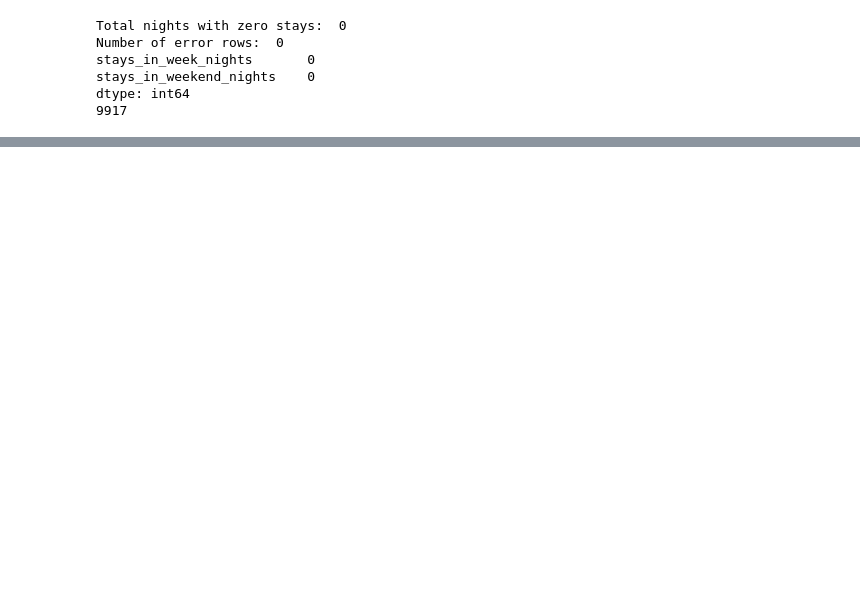
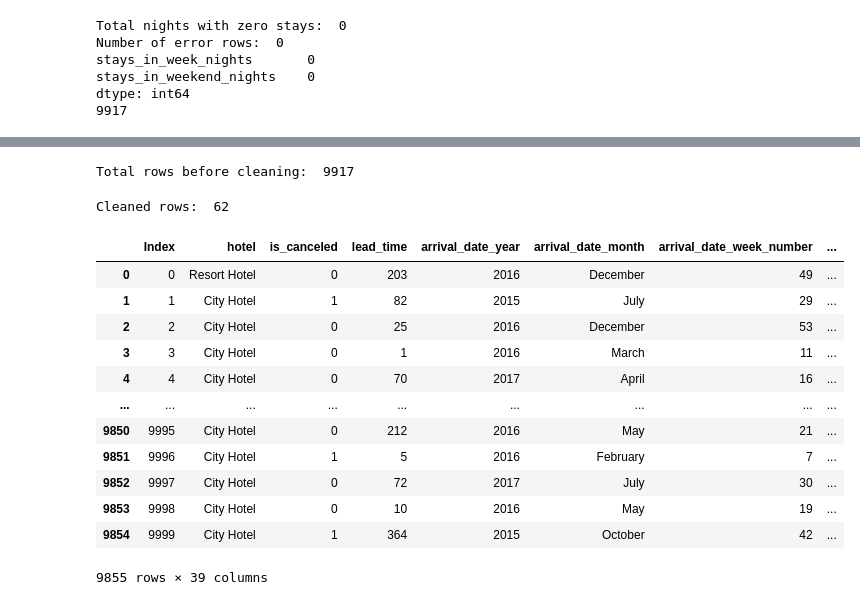
Before and after one commit to Kerolly/data_science_internship, a Jupyter notebook: notebooks/week1_data_exploration.ipynb, the cells around one changed output, grey strips where cells are left out. Cells and saved outputs as stored; diff of their text form; code cells hidden in the pictures; blank space fills up the shorter version.

Commit message:
data_cleaning_done

```diff
--- a/notebooks/week1_data_exploration.ipynb
+++ b/notebooks/week1_data_exploration.ipynb
@@ -175,0 +270,55 @@ for x in df.index:
+# %%
+# Adr cleaning
+total_rows = len(df)
+print("Total rows before cleaning: ", total_rows)
+
+# Drop rows where 'adr' is less than 0 or greater than 1000
+# This is based on the assumption that ADR should be non-negative and within a reasonable range
+for x in df.index:
+    if df.loc[x, 'adr'] < 0 or df.loc[x, 'adr'] > 1000:
+        df.drop(x, inplace=True)
+# %% [output]
+Total rows before cleaning:  9917
+# %%
+# Drop rows where 'adr' is 0, 'reservation_status' is 'Check-Out', and 'stays_in_weeks_nights' > 0
+# This is based on the assumption that if a guest has checked out, they should have stayed and paid
+for x in df.index:
+    if df.loc[x, 'adr'] == 0 and df.loc[x, 'reservation_status'] == 'Check-Out' and \
+        df.loc[x, 'stays_in_weeks_nights'] > 0:
+        df.drop(x, inplace=True)
+
+print("Cleaned rows: ", total_rows-len(df))
+# %% [output]
+Cleaned rows:  62
+# %%
+# Calculate the mean ADR per hotel and month
+# This will give the average ADR for each hotel in each month
+mean_adr_by_hotels_months = (
+    df.groupby(["hotel", "arrival_date_month"], observed=False)["adr"].mean().reset_index(name="mean_adr")
+)
+
+
+# Merge the mean ADR back to the original DataFrame
+df = df.merge(mean_adr_by_hotels_months,
+              on=["hotel", "arrival_date_month"], how="left")
+
+df['adr'] = df['adr'].fillna(df['mean_adr'])  # Fill missing ADR values with the mean ADR of each hotel and month
+
+# Drop the 'mean_adr' column as it's no longer needed
+df.drop(columns=['mean_adr', 'mean_adr_x', 'mean_adr_y'], inplace=True, errors='ignore')
+
+df
+# %% [output]
+|  | Index | hotel | is_canceled | lead_time | arrival_date_year | arrival_date_month | arrival_date_week_number | ... |
+| 0 | 0 | Resort Hotel | 0 | 203 | 2016 | December | 49 | ... |
+| 1 | 1 | City Hotel | 1 | 82 | 2015 | July | 29 | ... |
+| 2 | 2 | City Hotel | 0 | 25 | 2016 | December | 53 | ... |
+| 3 | 3 | City Hotel | 0 | 1 | 2016 | March | 11 | ... |
+| 4 | 4 | City Hotel | 0 | 70 | 2017 | April | 16 | ... |
+| ... | ... | ... | ... | ... | ... | ... | ... | ... |
+| 9850 | 9995 | City Hotel | 0 | 212 | 2016 | May | 21 | ... |
+| 9851 | 9996 | City Hotel | 1 | 5 | 2016 | February | 7 | ... |
+| 9852 | 9997 | City Hotel | 0 | 72 | 2017 | July | 30 | ... |
+| 9853 | 9998 | City Hotel | 0 | 10 | 2016 | May | 19 | ... |
+| 9854 | 9999 | City Hotel | 1 | 364 | 2015 | October | 42 | ... |
+9855 rows × 39 columns
```
Also changed, not shown: parts of 25 cells of this notebook, 3 other files.
